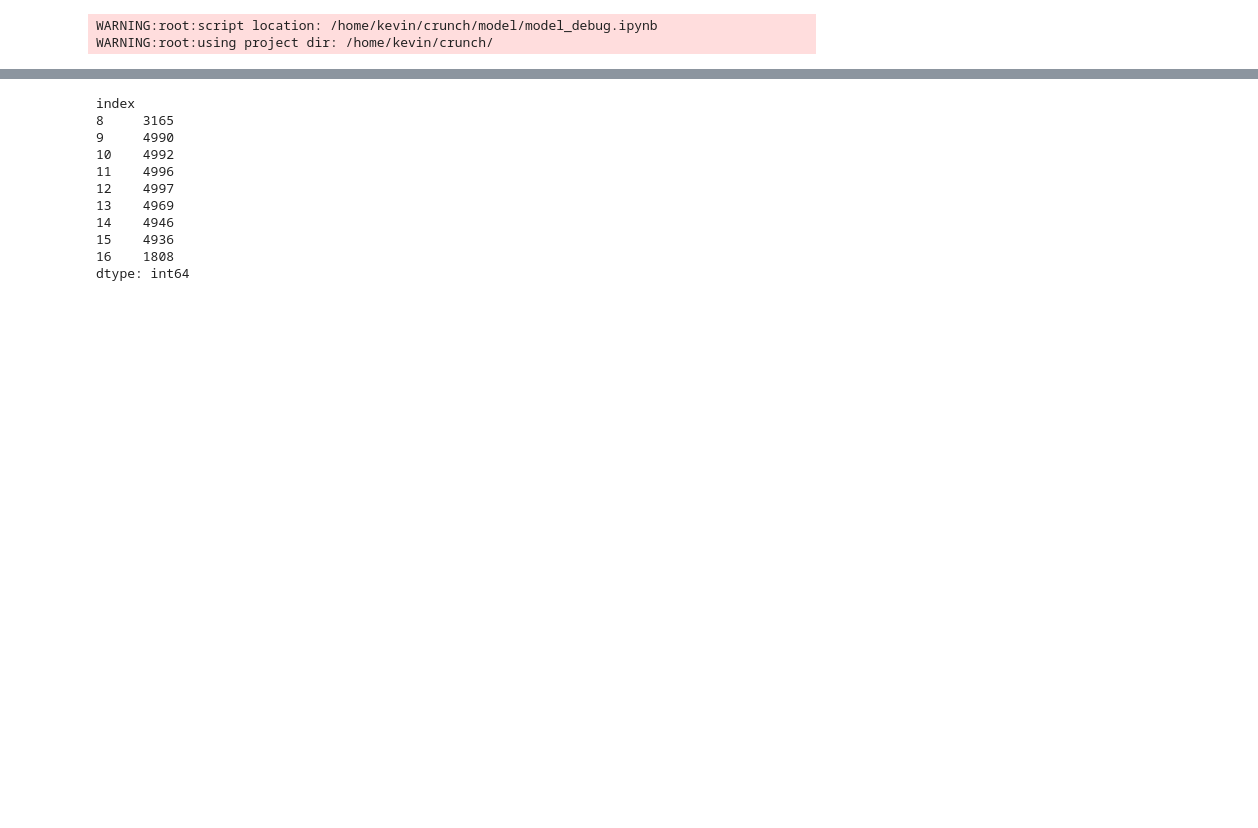
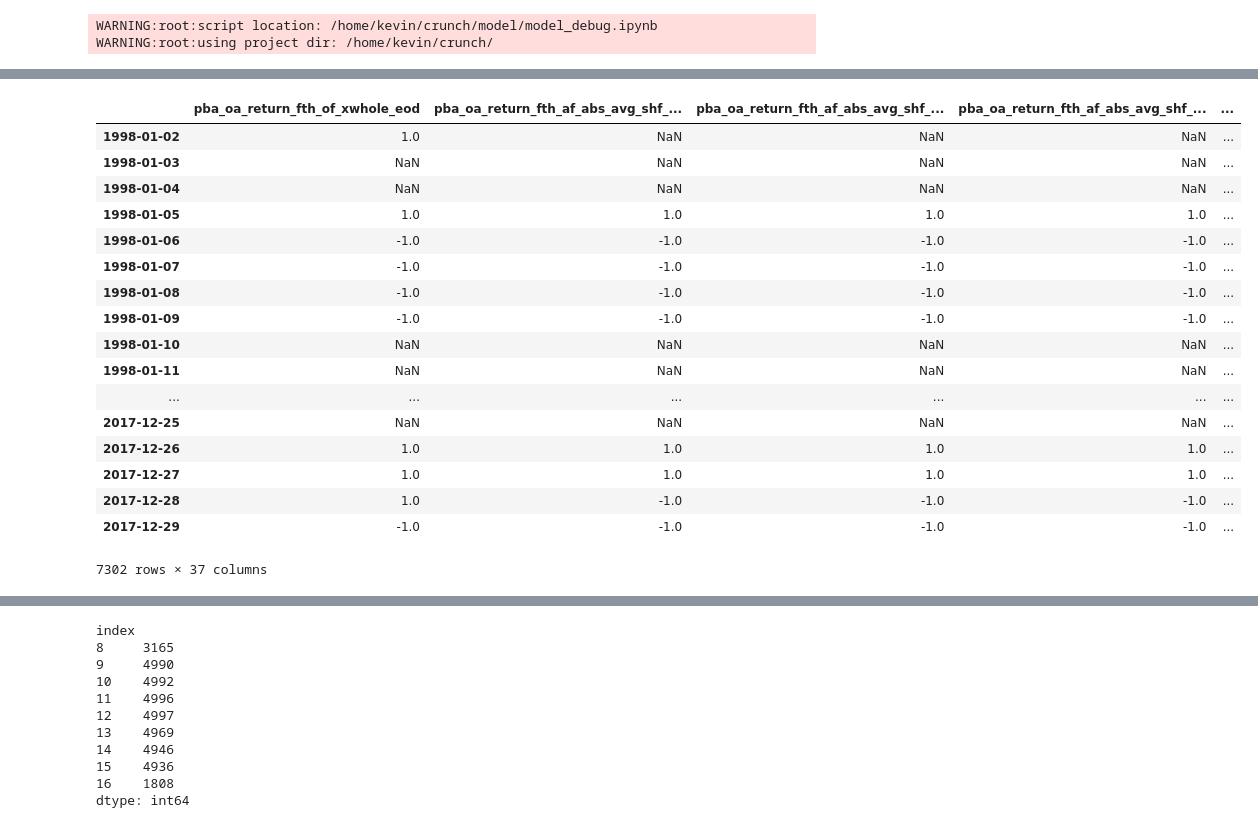
Before and after one commit to kevindirect/thesis-code, a Jupyter notebook: model/model_debug.ipynb, the cells around one changed output, grey strips where cells are left out. Cells and saved outputs as stored; diff of their text form; code cells hidden in the pictures; blank space fills up the shorter version.

```diff
--- a/model/model_debug.ipynb
+++ b/model/model_debug.ipynb
@@ -124,0 +172,21 @@ INFO:root:executing...
+# %%
+labs
+# %% [output]
+|  | pba_oa_return_fth_of_xwhole_eod | pba_oa_return_fth_af_abs_avg_shf_... | pba_oa_return_fth_af_abs_avg_shf_... | pba_oa_return_fth_af_abs_avg_shf_... | ... |
+| 1998-01-02 | 1.0 | NaN | NaN | NaN | ... |
+| 1998-01-03 | NaN | NaN | NaN | NaN | ... |
+| 1998-01-04 | NaN | NaN | NaN | NaN | ... |
+| 1998-01-05 | 1.0 | 1.0 | 1.0 | 1.0 | ... |
+| 1998-01-06 | -1.0 | -1.0 | -1.0 | -1.0 | ... |
+| 1998-01-07 | -1.0 | -1.0 | -1.0 | -1.0 | ... |
+| 1998-01-08 | -1.0 | -1.0 | -1.0 | -1.0 | ... |
+| 1998-01-09 | -1.0 | -1.0 | -1.0 | -1.0 | ... |
+| 1998-01-10 | NaN | NaN | NaN | NaN | ... |
+| 1998-01-11 | NaN | NaN | NaN | NaN | ... |
+| ... | ... | ... | ... | ... | ... |
+| 2017-12-25 | NaN | NaN | NaN | NaN | ... |
+| 2017-12-26 | 1.0 | 1.0 | 1.0 | 1.0 | ... |
+| 2017-12-27 | 1.0 | 1.0 | 1.0 | 1.0 | ... |
+| 2017-12-28 | 1.0 | -1.0 | -1.0 | -1.0 | ... |
+| 2017-12-29 | -1.0 | -1.0 | -1.0 | -1.0 | ... |
+7302 rows × 37 columns
```
Also changed, not shown: parts of 9 cells of this notebook.
